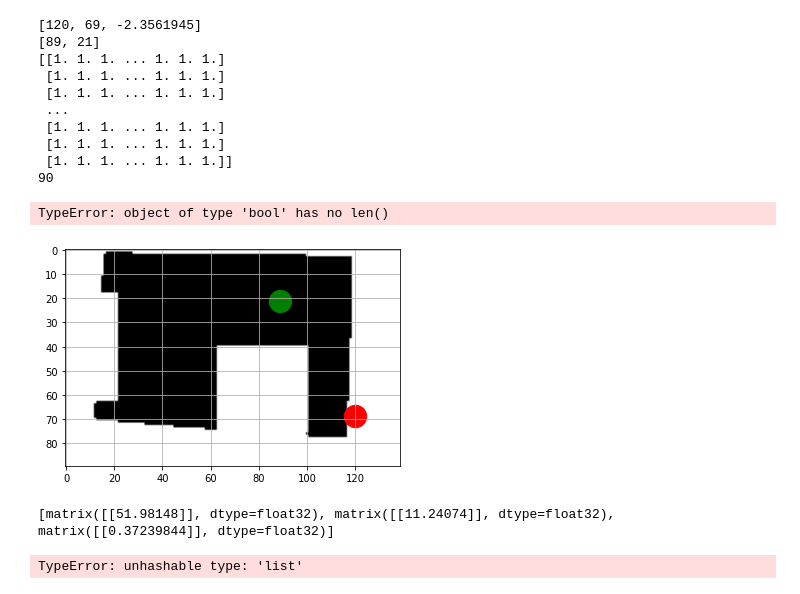
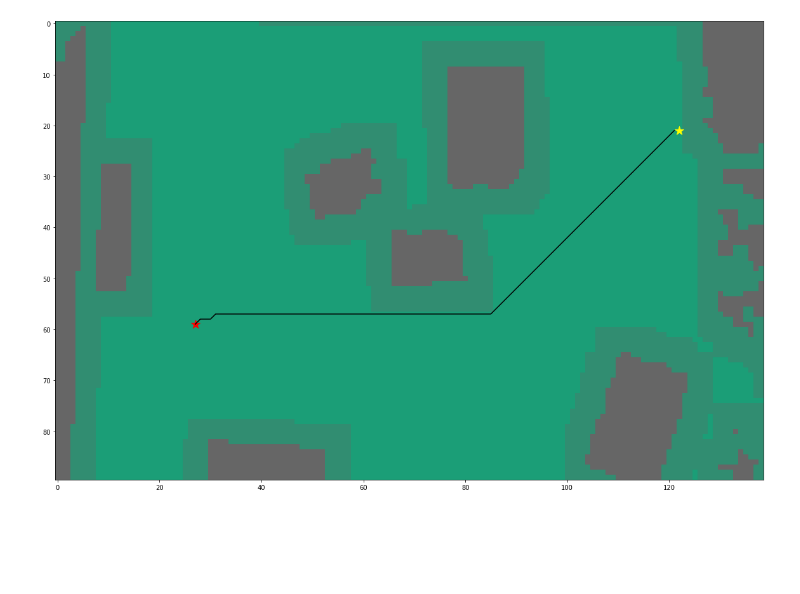
Before and after one commit to Batou1406/Mobile-Robotics-Project, a Jupyter notebook: main.ipynb, the cells around one changed output. Drawn from its saved outputs; the diff is of its cells as text; code cells hidden in the pictures; blank space fills up the shorter version.

```diff
--- a/main.ipynb
+++ b/main.ipynb
@@ -97,0 +10,19 @@ plt.imshow(vision.binary)
+# %%
+mapSize=(139,90)
+globalMap=GlobalMapClass()
+globalMap.setMapSize(mapSize[0],mapSize[1])
+kalmanFilter=KalmanFilterClass()
+vision=VisionClass(mapSize, handCalibration=True)
+# %%
+flag=False
+vision.initialize()
+time.sleep(5) #to get the of the camera done
+
+while(not flag):
+    flag=True
+    vision.update()
+    flag&=vision.Size()
+    flag&=globalMap.setRobot(vision.robotDetection())
+    flag&=globalMap.setGoal(vision.goalDetection())
+    globalMap.setObstacles(vision.obstaclesDetection(True))
+    plt.imshow(cv2.cvtColor(vision.imageDraw,cv2.COLOR_BGR2RGB))
@@ -98,70 +31,25 @@ plt.imshow(vision.binary)
 # %%
-plt.imshow(vision.obstaclesDetection(), cmap="gray")
-plt.scatter(vision.robotDetection()[0],vision.robotDetection()[1], marker="o", color="red", s=500)
-plt.scatter(vision.goalDetection()[0],vision.goalDetection()[1], marker="o", color="green", s=500)
-plt.grid()
-globalMap.setObstacles(vision.obstaclesDetection())
-globalMap.setRobot(vision.robotDetection())
-globalMap.setGoal(vision.goalDetection())
-globalMap.setMapSize(90,139)
-print(globalMap.getRobot())
-print(globalMap.getGoal())
-print(globalMap.getObstacles())
-print(globalMap.getMapSize()[0])
-globalMap.setPath(ShorthestPath.astar(globalMap.getObstacles(),globalMap.getMapSize()[0],
-                                      globalMap.getMapSize()[1], globalMap.getRobot(),
-                                      globalMap.getGoal()))
-route = ShorthestPath.astar(globalMap.getObstacles(),globalMap.getMapSize()[0],
-                                      globalMap.getMapSize()[1], globalMap.getRobot(),
-                                      globalMap.getGoal())
+route=ShorthestPath.astar(globalMap.getObstacles(),globalMap.getMapSize()[0], globalMap.getMapSize()[1],
+                          globalMap.getRobot(), globalMap.getGoal())
+globalMap.setPath(route)
 
 x_coords = []
 y_coords = []
 for i in (range(0,len(route))):
     x = route[i][0]
     y = route[i][1]
     x_coords.append(x)
     y_coords.append(y)
 
 # plot map and path
 fig, ax = plt.subplots(figsize=(20,20))
-ax.imshow(globalMap.getObstacles(), cmap=plt.cm.Dark2)
+ax = plt.gca()
+ax.invert_yaxis()
+ax.imshow(vision.obstaclesDetection(False), cmap=plt.cm.Dark2)
+ax.imshow(globalMap.getObstacles(), cmap=plt.cm.Dark2, alpha=0.3)
 ax.scatter(globalMap.getRobot()[0],globalMap.getRobot()[1], marker = "*", color = "yellow", s = 200)
 ax.scatter(globalMap.getGoal()[0],globalMap.getGoal()[1], marker = "*", color = "red", s = 200)
 ax.plot(y_coords,x_coords, color = "black")
 plt.show()
 # %% [output]
-[120, 69, -2.3561945]
-[89, 21]
-[[1. 1. 1. ... 1. 1. 1.]
- [1. 1. 1. ... 1. 1. 1.]
- [1. 1. 1. ... 1. 1. 1.]
- ...
- [1. 1. 1. ... 1. 1. 1.]
- [1. 1. 1. ... 1. 1. 1.]
- [1. 1. 1. ... 1. 1. 1.]]
-90
-TypeError: object of type 'bool' has no len()
-[figure, old version]
+[figure, new version]
-# %%
-map_raw = cv2.imread('Final_map.jpg')
-grid_size = 40
-globalMap.setObstacles(vision.obstaclesDetection(map_raw, grid_size))
-globalMap.setPos(vision.robotDetection(map_raw))
-globalMap.setGoal(vision.goalDetection(map_raw))
-goal_pos=globalMap.getPos()
-thymio_pos=globalMap.getGoal()
-map_occupancy = vision.preprocessing(map_raw)
-height = grid_size # Size of the grid
-width = round(map_occupancy.shape[1]/map_occupancy.shape[0]*height)
-ratio = round(map_occupancy.shape[0]/height)
-globalMap.setGoal([goal_pos[0]/ratio, grid_size-goal_pos[1]/ratio])
-globalMap.setPos([thymio_pos[0][0]/ratio, grid_size-thymio_pos[1]/ratio, -globalMap.robot[2]])
-print([thymio_pos[0][0]/ratio, grid_size-thymio_pos[1]/ratio, -globalMap.robot[2]])
-print(globalMap.getPos())
-globalMap.setPath(ShorthestPath.astar(globalMap.obstacles,height,
-                                      width, globalMap.getPos(),
-                                      globalMap.getGoal()))
-# %% [output]
-[matrix([[51.98148]], dtype=float32), matrix([[11.24074]], dtype=float32), matrix([[0.37239844]], dtype=float32)]
-TypeError: unhashable type: 'list'
```
Also changed, not shown: parts of 16 cells of this notebook, 5 other files.
